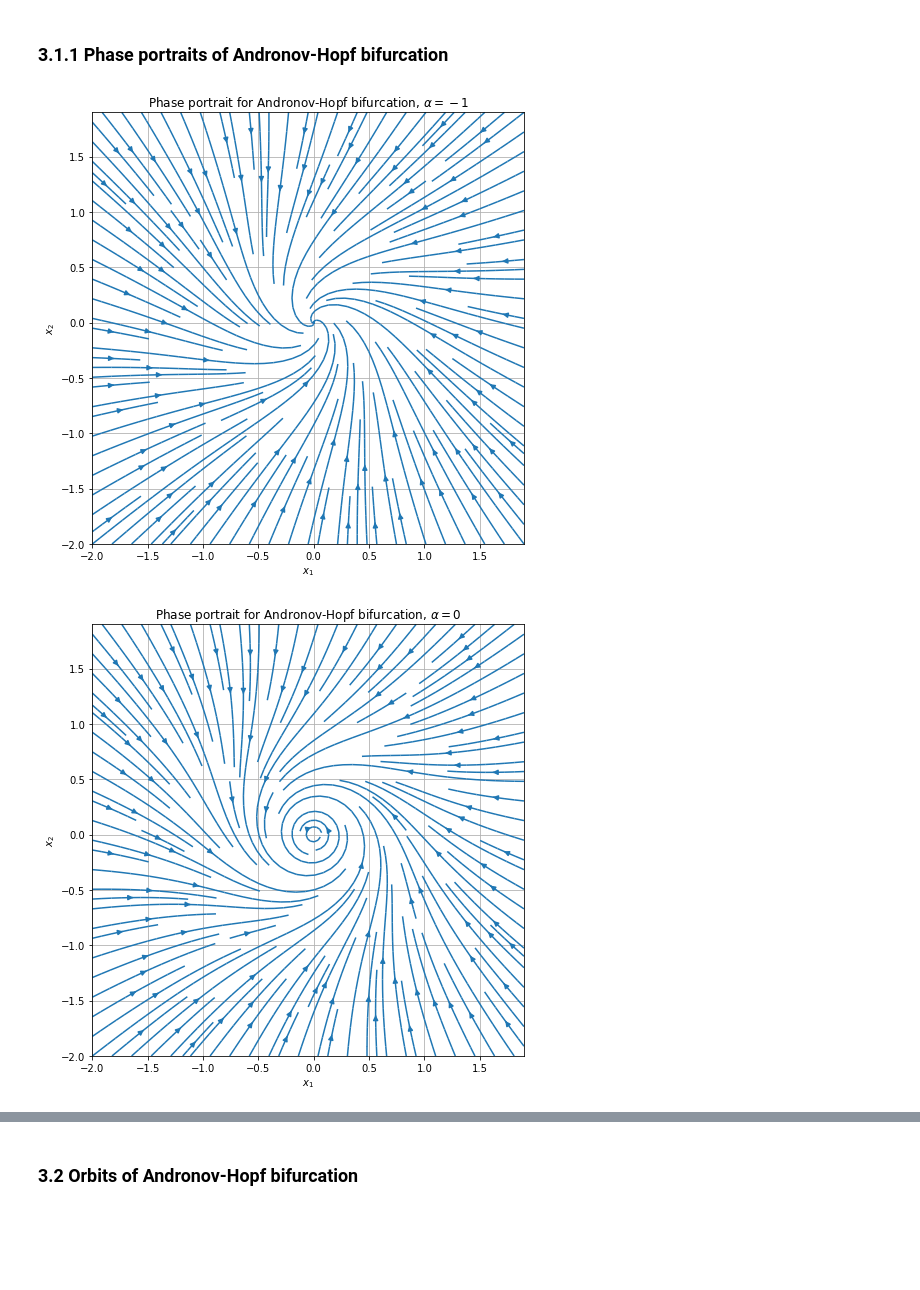
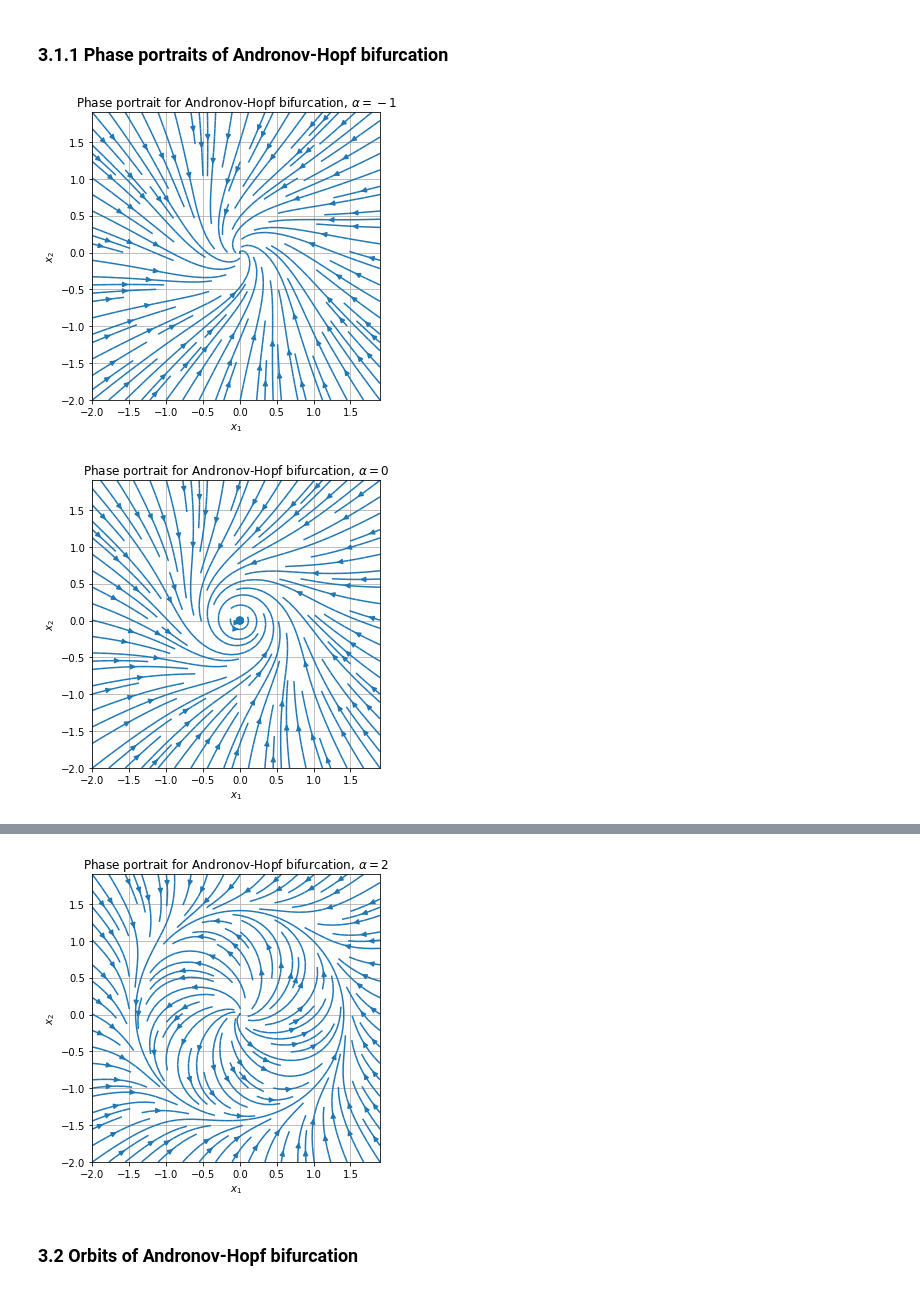
Before and after one commit to sonmikrafft-uni-MLCMS/ex3, a Jupyter notebook: task_3.ipynb, the cells around one changed output, grey strips where cells are left out. Saved outputs shown, nothing was run; the diff lists cells and outputs as text; code cells hidden in the pictures; blank space fills up the shorter version.

```diff
--- a/task_3.ipynb
+++ b/task_3.ipynb
@@ -14,6 +15,9 @@ from helpers.plots import plot_phase_portrait, plot_orbit
 def show_andronov_hopf_phase_plots(alpha: float, savepath: str) -> None:
     """
     Show the phase portrait of the Andronov-Hopf system.
+
+    NOTE: Explicit choice to leave this function inside the notebook, since it simply combines the calls of other
+    functions and does not show any greater general use.
 
     :param alpha: The parameter alpha
     :type alpha: float
@@ -33,8 +37,8 @@ def show_andronov_hopf_phase_plots(alpha: float, savepath: str) -> None:
         r"Phase portrait for Andronov-Hopf bifurcation, $\alpha = {}$".format(alpha)
     )
 
-    fig, ax = plt.subplots(1, 1, figsize=(7, 7))
-    plot_phase_portrait(mesh_tuple=(X1, X2), flow_tuple=(U, V), density=1.5, ax=ax)
+    fig, ax = plt.subplots(1, 1, figsize=(5, 5))
+    plot_phase_portrait(mesh_tuple=(X1, X2), flow_tuple=(U, V), density=1.2, ax=ax)
     ax.set_xlabel(r"$x_1$")
     ax.set_ylabel(r"$x_2$")
     ax.grid()
@@ -42,10 +46,10 @@ def show_andronov_hopf_phase_plots(alpha: float, savepath: str) -> None:
     fig.tight_layout()
     fig.savefig(f"{savepath}_alpha_{alpha}.pdf")
 # %%
-ALPHAS = [-1, 0, 1]
+ALPHAS = [-1, 0, 1, 2]
 for alpha in ALPHAS:
     path = f"plots/task_3_phase"
     show_andronov_hopf_phase_plots(alpha, path)
 # %% [output]
-[figure, old version]
+[figure, new version]
-[figure, old version]
+[figure, new version]
@@ -53,3 +57,4 @@ for alpha in ALPHAS:
+[figure, added]
 # %% [markdown]
 ### 3.2 Orbits of Andronov-Hopf bifurcation
 # %%
```
Also changed, not shown: parts of 10 cells of this notebook, 1 other file.
